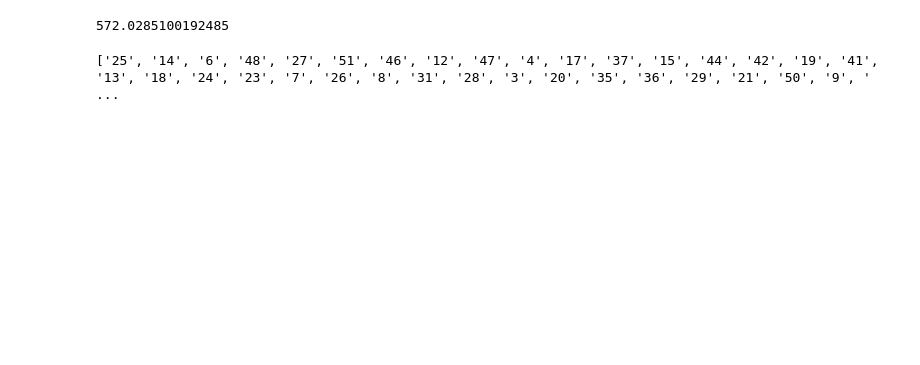
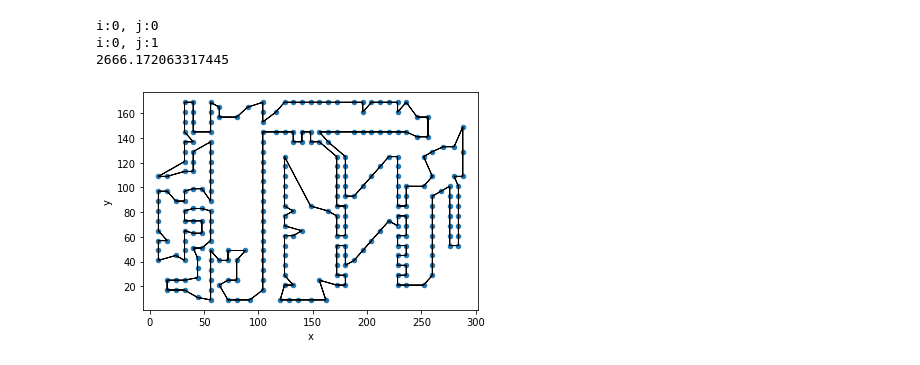
Before and after one commit to Caesar-blip/stochsim_assignment3, a Jupyter notebook: assignment3.ipynb, the cells around one changed output. Cells and saved outputs as stored; diff of their text form; code cells hidden in the pictures; blank space fills up the shorter version.

```diff
--- a/assignment3.ipynb
+++ b/assignment3.ipynb
@@ -2,8 +2,10 @@
 from helpers import *
 from tqdm import notebook
 # %%
-def runsims(alpha = 0.95, num_sim=30, temp = 10, stopK = 0.000001, element="swap"):
-    sim = AnnealTVS(df, K = temp, stopK = stopK, alpha = alpha, elementary=element, num_sim = num_sim)
+def runsims(alpha = 0.95, num_sim=30, temp = 10, stopK = 0.000001, element="swap", num_searches=100,
+            alternate=False, secondary="2opt"):
+    sim = AnnealTVS(df, K = temp, stopK = stopK, alpha = alpha, elementary=element, num_searches = num_searches,
+                    num_sim = num_sim, alternate=alternate, secondary=secondary)
     res = sim.run_sim()
     return res
 
@@ -147,6 +48,8 @@ sim.total_distance()
 # %%
-num_sims = 10
-results_sims= Parallel(n_jobs=8)(delayed(runsims)(num_sim = 2, temp=i*10, stopK=.01, alpha = 0.99, element="2opt")
+num_sims = 16
+results_sims= Parallel(n_jobs=8)(delayed(runsims)(num_sim = 2, num_searches = 600, temp=3,
+                                                  stopK=.0001, alpha = 0.99 - 0.01*i, element="insert",
+                                                  alternate=True, secondary="2opt")
                                       for i in range(num_sims))
 # %%
 best_solution = []
@@ -155,6 +58,7 @@ for i in range(len(results_sims)):
     for j in range(len(results_sims[i])):
         distance = total_distance(results_sims[i][j], df)
         if distance < best:
+            print(f"i:{i}, j:{j}")
             # update shortest distance
             best = distance
             # store best solution
@@ -164,8 +68,10 @@ for i in range(len(results_sims)):
 
 print(total_distance(best_solution, df))
 # %% [output]
-572.0285100192485
+i:0, j:0
+i:0, j:1
+2666.172063317445
 # %%
-print(best_solution)
+plot_solution(best_solution, df)
 # %% [output]
-['25', '14', '6', '48', '27', '51', '46', '12', '47', '4', '17', '37', '15', '44', '42', '19', '41', '13', '18', '24', '23', '7', '26', '8', '31', '28', '3', '20', '35', '36', '29', '21', '50', '9', ' ...
+[figure, added]
```
Also changed, not shown: parts of 13 cells of this notebook, 1 other file.
